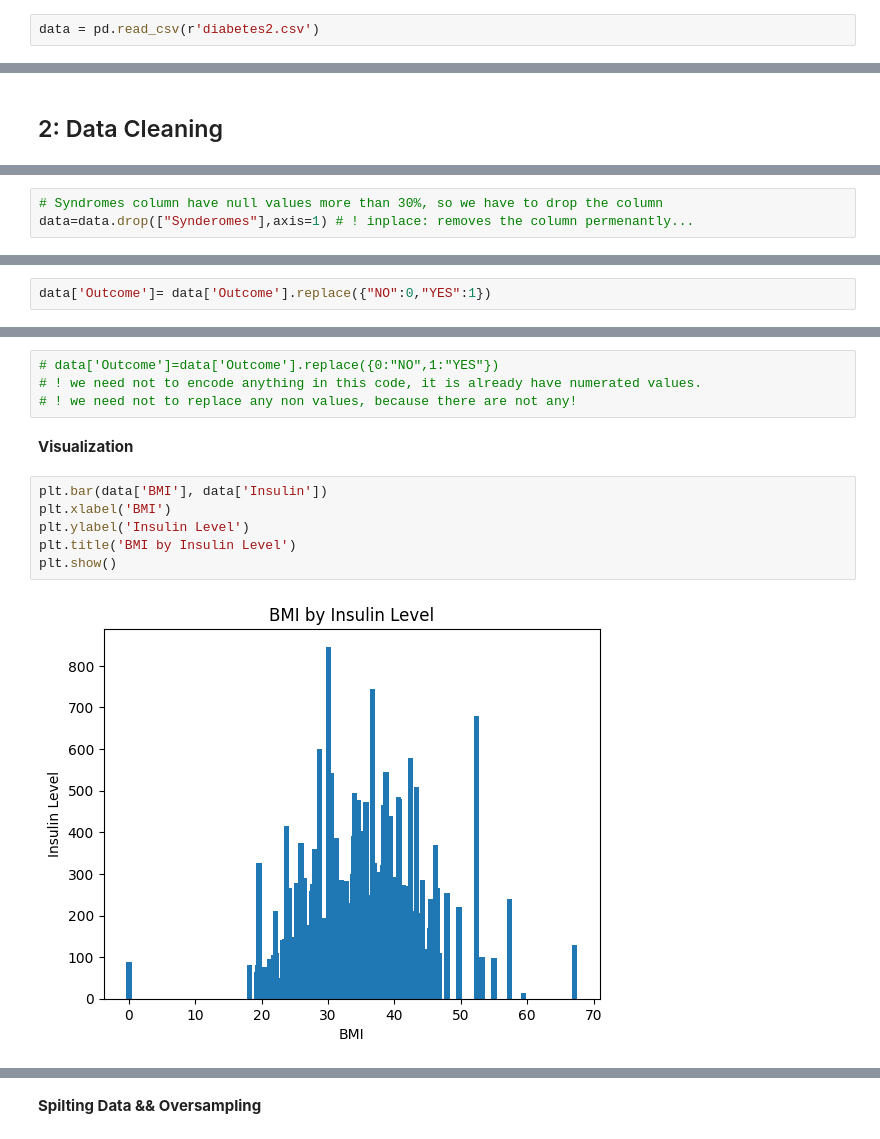
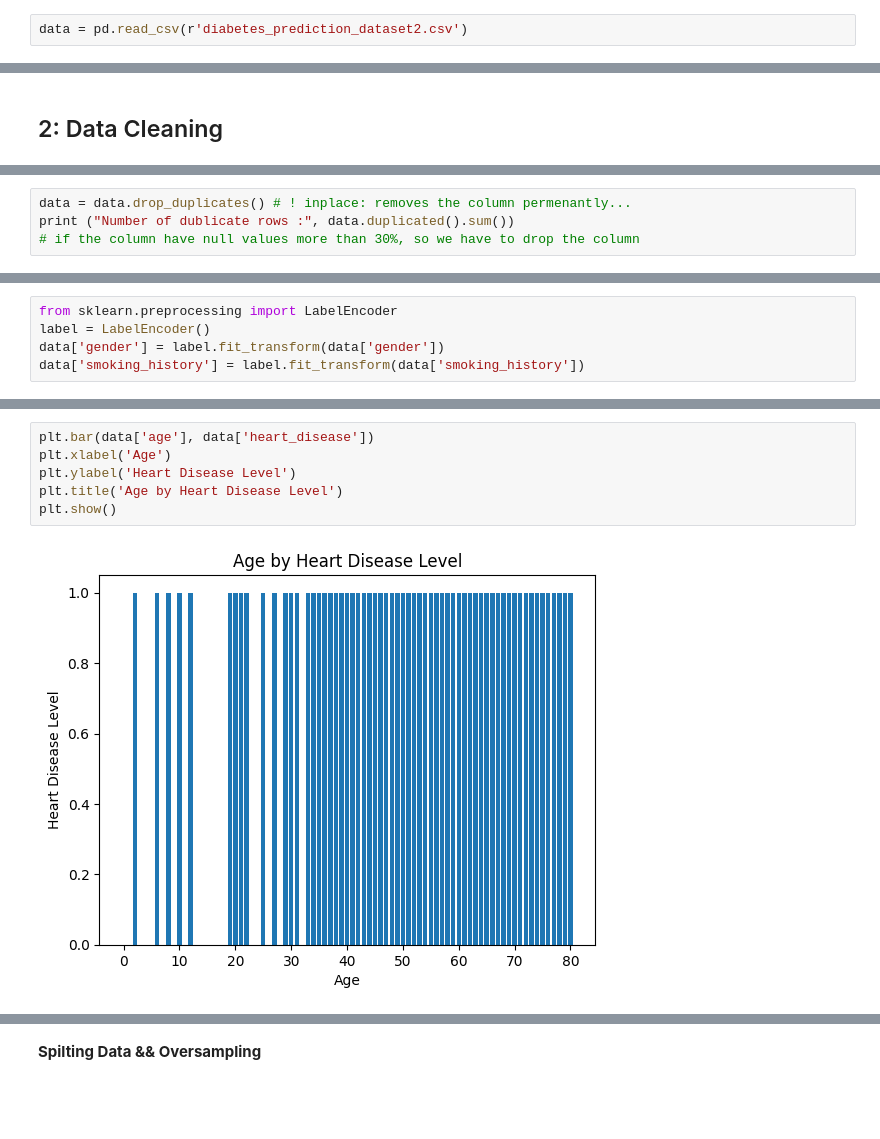
Before and after one commit to ahmedyasser7/Diabetes_Project, a Jupyter notebook: Diabetes_v3.ipynb, the cells around one changed output, grey strips where cells are left out. Drawn from its saved outputs; the diff is of its cells as text; blank space fills up the shorter version.

```diff
--- a/Diabetes_v3.ipynb
+++ b/Diabetes_v3.ipynb
@@ -14,7 +14,7 @@ warnings.filterwarnings("ignore")
 # %% [markdown]
 **Read CSV file**
 # %%
-data = pd.read_csv(r'diabetes2.csv')
+data = pd.read_csv(r'diabetes_prediction_dataset2.csv')
 # %%
 data.shape
 # %% [output]
@@ -97,3 +99,4 @@ data.isnull().sum().plot(kind='bar')
 # %%
-# Syndromes column have null values more than 30%, so we have to drop the column
-data=data.drop(["Synderomes"],axis=1) # ! inplace: removes the column permenantly...
+data = data.drop_duplicates() # ! inplace: removes the column permenantly...
+print ("Number of dublicate rows :", data.duplicated().sum())
+# if the column have null values more than 30%, so we have to drop the column
@@ -99,0 +116,5 @@ data=data.drop(["Synderomes"],axis=1) # ! inplace: removes the column permenantl
+# %%
+from sklearn.preprocessing import LabelEncoder
+label = LabelEncoder()
+data['gender'] = label.fit_transform(data['gender'])
+data['smoking_history'] = label.fit_transform(data['smoking_history'])
@@ -133,3 +170 @@ array([1, 0], dtype=int64)
-# %%
-data['Outcome']= data['Outcome'].replace({"NO":0,"YES":1})
 # %%
@@ -141,15 +174,9 @@ plt.show()
-# %%
-# data['Outcome']=data['Outcome'].replace({0:"NO",1:"YES"})
-# ! we need not to encode anything in this code, it is already have numerated values.
-# ! we need not to replace any non values, because there are not any!
-# %% [markdown]
-**Visualization**
 # %%
-plt.bar(data['BMI'], data['Insulin'])
-plt.xlabel('BMI')
-plt.ylabel('Insulin Level')
-plt.title('BMI by Insulin Level')
+plt.bar(data['age'], data['heart_disease'])
+plt.xlabel('Age')
+plt.ylabel('Heart Disease Level')
+plt.title('Age by Heart Disease Level')
 plt.show()
 # %% [output]
-[figure, old version]
+[figure, new version]
 # %%
```
Also changed, not shown: parts of 61 cells of this notebook, 2 other files.
